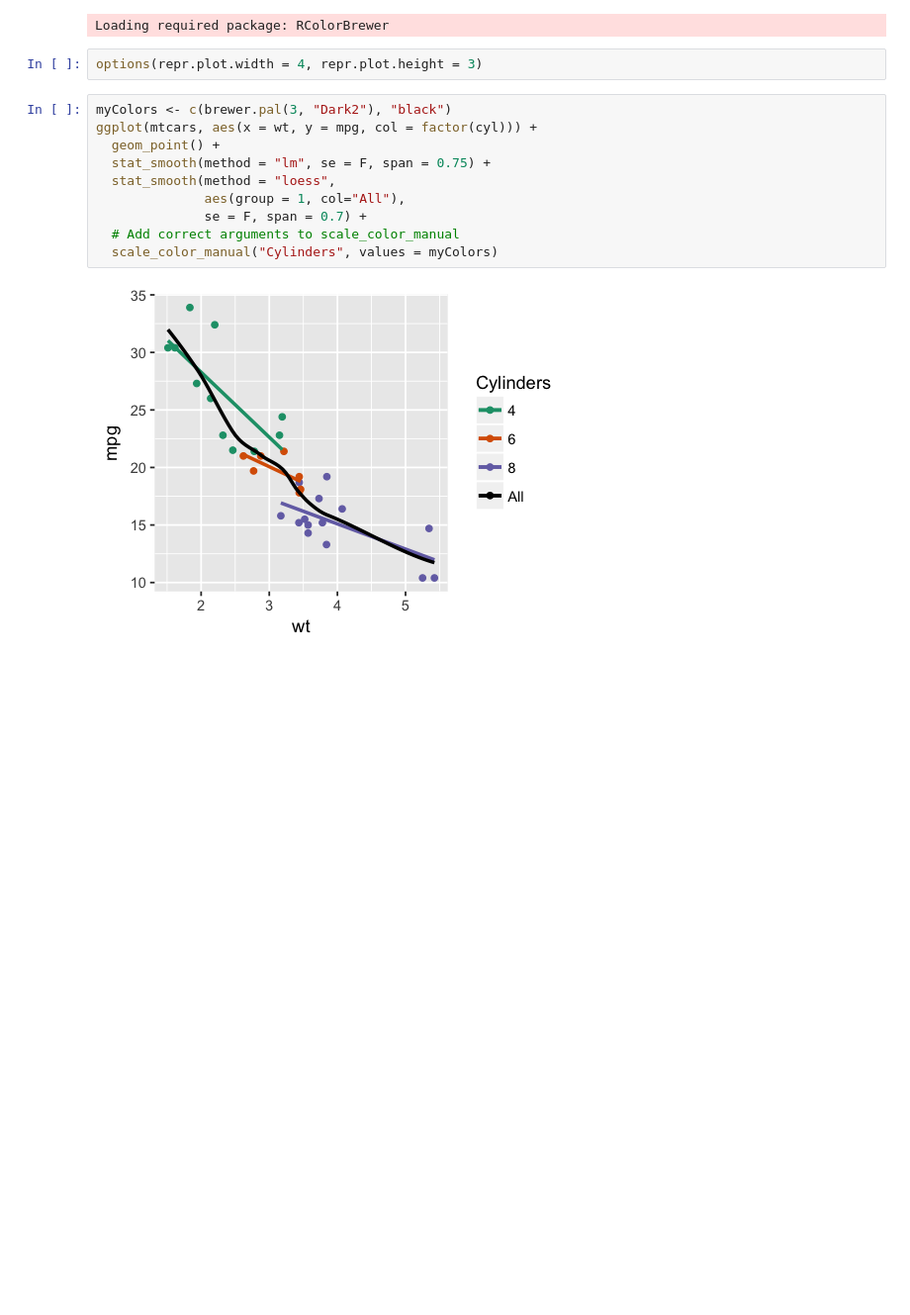
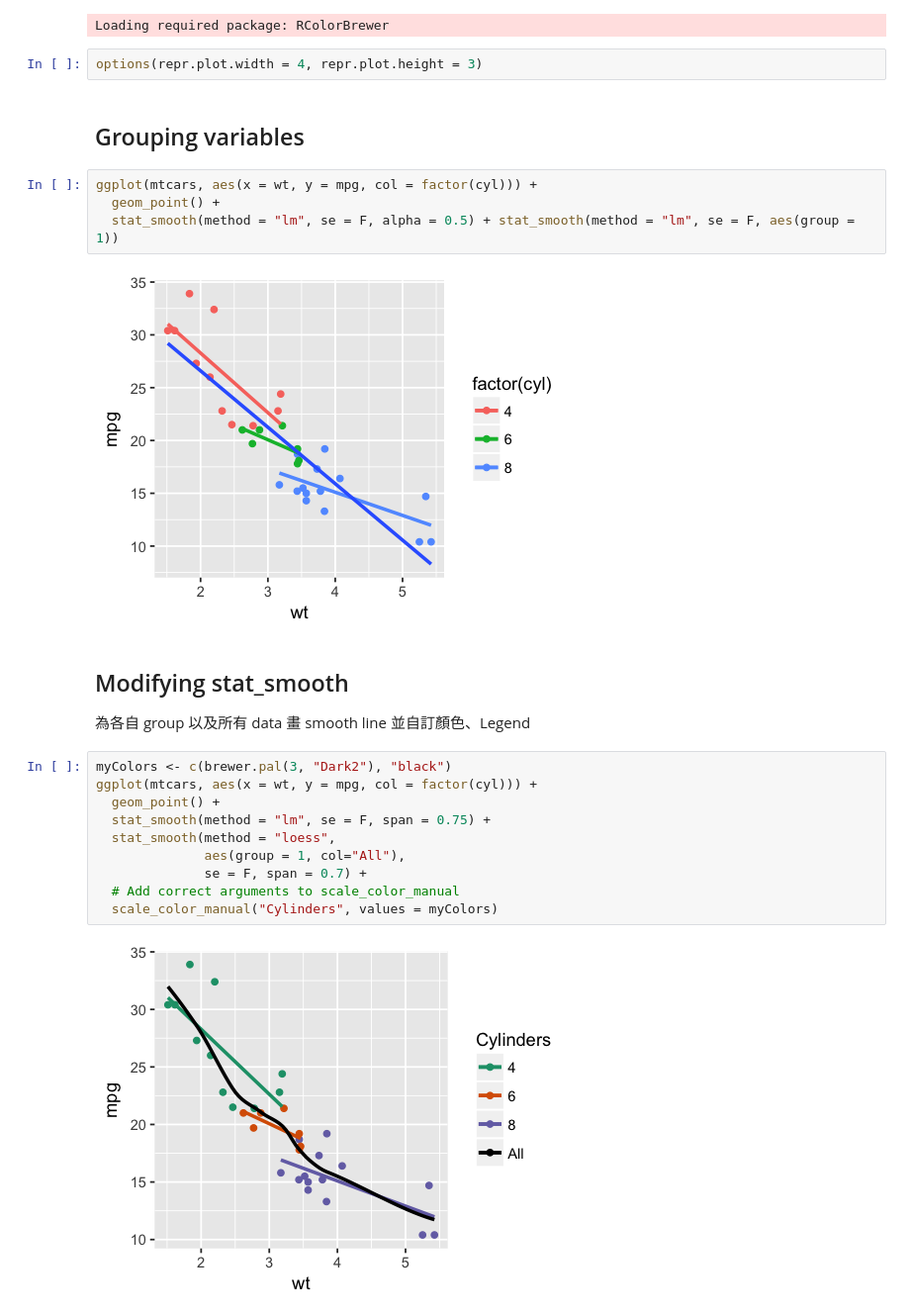
Before and after one commit to leemengtaiwan/r-practices, a Jupyter notebook: DataCamp/Data Visualization with ggplot2 (Part 2)/Data Visualization with ggplot2 (Part 2).ipynb, the cells around one changed output. Shown: that part at 99% size. Saved outputs shown, nothing was run; the diff lists cells and outputs as text; blank space fills up the shorter version.

```diff
--- a/DataCamp/Data Visualization with ggplot2 (Part 2)/Data Visualization with ggplot2 (Part 2).ipynb
+++ b/DataCamp/Data Visualization with ggplot2 (Part 2)/Data Visualization with ggplot2 (Part 2).ipynb
@@ -14,6 +14,17 @@ if (!require("RColorBrewer")) {
 Loading required package: RColorBrewer
 # %%
 options(repr.plot.width = 4, repr.plot.height = 3)
+# %% [markdown]
+## Grouping variables
+# %%
+ggplot(mtcars, aes(x = wt, y = mpg, col = factor(cyl))) +
+  geom_point() +
+  stat_smooth(method = "lm", se = F, alpha = 0.5) + stat_smooth(method = "lm", se = F, aes(group = 1))
+# %% [output]
+[figure, added]
+# %% [markdown]
+## Modifying stat_smooth
+為各自 group 以及所有 data 畫 smooth line 並自訂顏色、Legend
 # %%
 myColors <- c(brewer.pal(3, "Dark2"), "black")
 ggplot(mtcars, aes(x = wt, y = mpg, col = factor(cyl))) +
```
Also changed, not shown: parts of 3 cells of this notebook, 17 other files.
